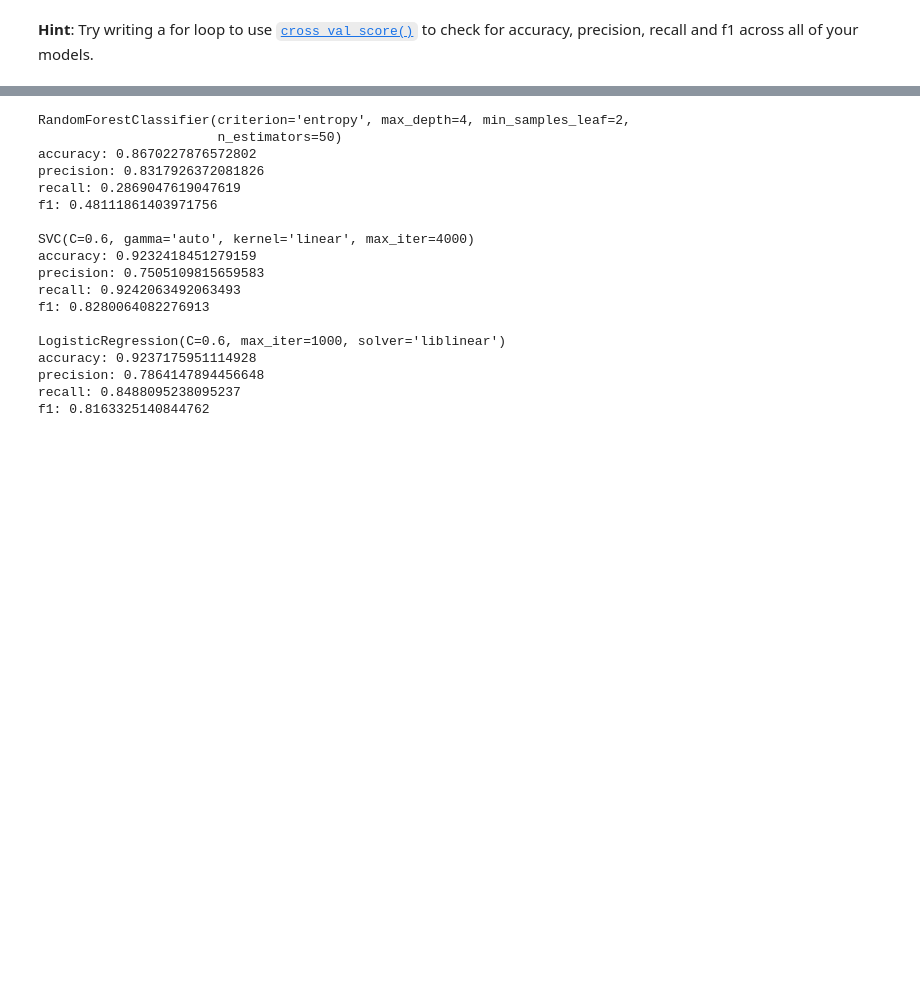
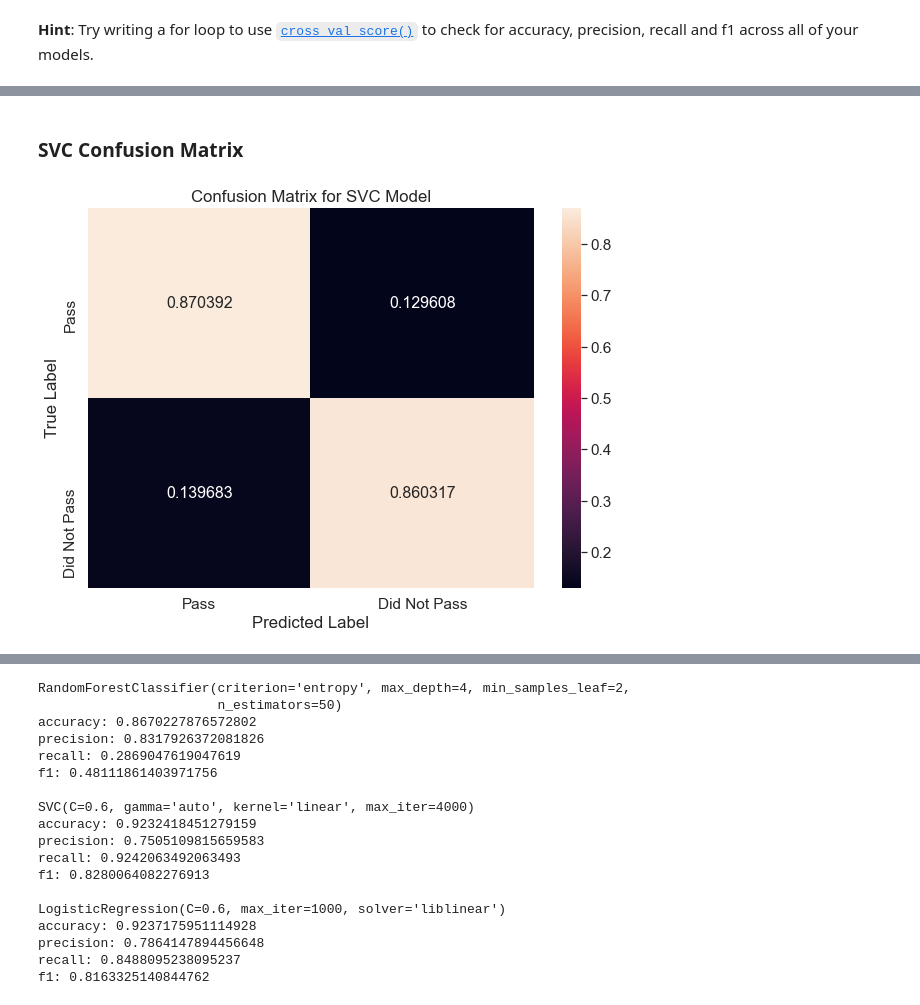
Before and after one commit to lawrence-j-liu/CSS_Project-3_Team-3_Fall-2020, a Jupyter notebook: Project 3 Students.ipynb, the cells around one changed output, grey strips where cells are left out. Drawn from its saved outputs; the diff is of its cells as text; code cells hidden in the pictures; blank space fills up the shorter version.

```diff
--- a/Project 3 Students.ipynb
+++ b/Project 3 Students.ipynb
@@ -479,0 +442,26 @@ plt.show()
+# %% [markdown]
+### SVC Confusion Matrix
+# %%
+##### For wherever we want to put this, the confusion matrix for the SVM
+
+# Create a confusion matrix with our validated and predicated outcome
+cf_matrixSVC = confusion_matrix(y_validate, y_predSVM, normalize = "true")
+
+# Create a pandas dataframe version of the confusion matrix
+df_cmSVC = pd.DataFrame(cf_matrixSVC, range(2), range(2))
+
+df_cmSVC = df_cmSVC.rename(index=str, columns={0: "Pass", 1: "Did Not Pass"})
+df_cmSVC.index = ["Pass", "Did Not Pass"]
+plt.figure(figsize = (10,7))
+sns.set(font_scale=1.4)#for label size
+sns.heatmap(df_cmSVC,
+           annot=True,
+           annot_kws={"size": 16},
+           fmt='g')
+
+plt.title("Confusion Matrix for SVC Model")
+plt.xlabel("Predicted Label")
+plt.ylabel("True Label")
+plt.show()
+# %% [output]
+[figure, added]
```
Also changed, not shown: parts of 32 cells of this notebook.
